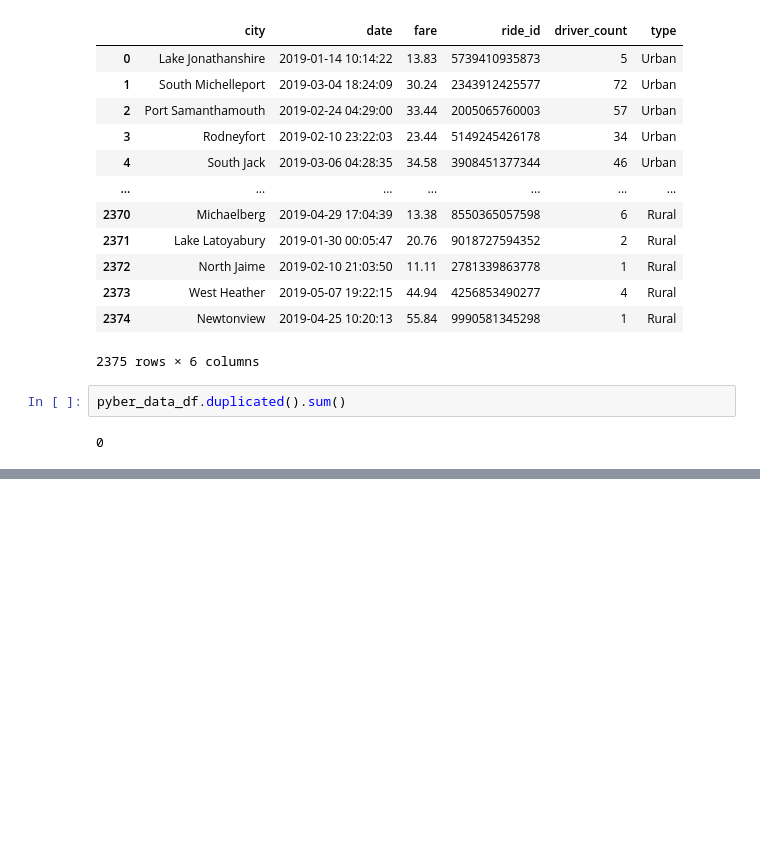
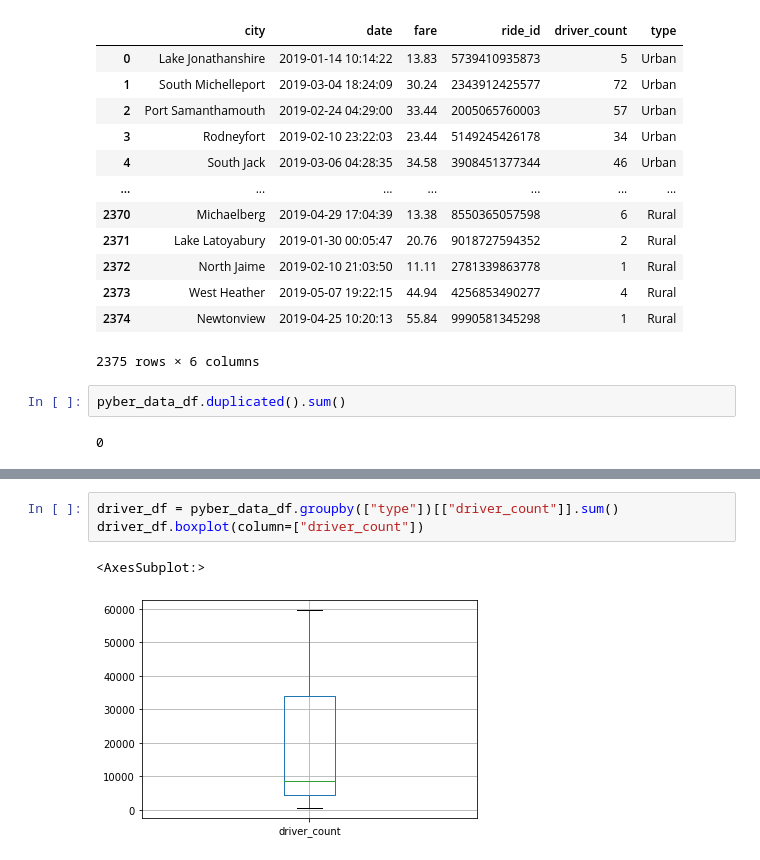
Before and after one commit to sag7221/PyBer_Analysis, a Jupyter notebook: pyber_ride_practice.ipynb, the cells around one changed output, grey strips where cells are left out. Drawn from its saved outputs; the diff is of its cells as text; blank space fills up the shorter version.

```diff
--- a/pyber_ride_practice.ipynb
+++ b/pyber_ride_practice.ipynb
@@ -111,0 +126,6 @@ pyber_data_df.duplicated().sum()
+# %%
+driver_df = pyber_data_df.groupby(["type"])[["driver_count"]].sum()
+driver_df.boxplot(column=["driver_count"])
+# %% [output]
+<AxesSubplot:>
+[figure, added]
```
Also changed, not shown: parts of 6 cells of this notebook.
